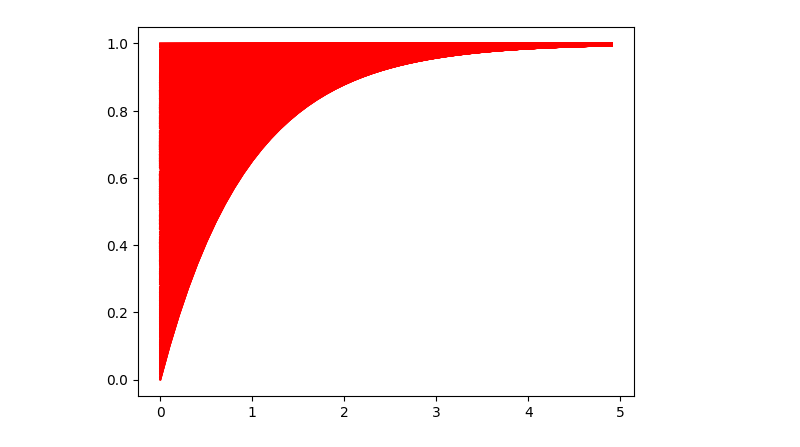
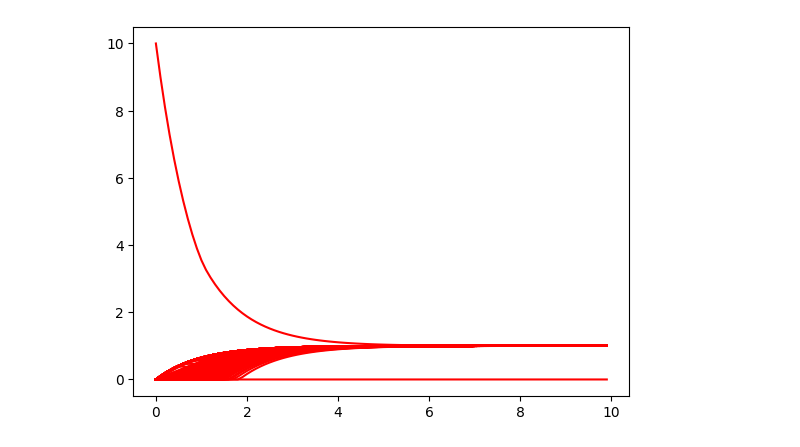
Before and after one commit to zeynoozkaya/burst_model, a Jupyter notebook: Burst Working Memory_Romain.ipynb, the cells around one changed output. Drawn from its saved outputs; the diff is of its cells as text; code cells hidden in the pictures.

```diff
--- a/Burst Working Memory_Romain.ipynb
+++ b/Burst Working Memory_Romain.ipynb
@@ -5,6 +6,6 @@ import matplotlib.pyplot as plt
 # %%
 # An helper method for generating integers in a given range (for connection weights)
-def random_int_gen(low=0, high=5, size=None):
+def random_int_gen(low=-2, high=5, size=None):
     return np.random.randint(low, high, size=size)
 
 # A class for connected neural clusters
@@ -13,7 +14,9 @@ class NeuralCluster():
         # Size of the network
         self.N = N
         # Weights of the connection : sparse matrix of density d
-        self.w = sp.sparse.random_array((N,N), density = density, data_sampler=random_int_gen)
+        w_base = 10* np.diag(random_int_gen(size=N-1),k=1)
+        w_base[-1,0] = 10* random_int_gen()
+        self.w = w_base + sp.sparse.random_array((N,N), density = density, data_sampler=random_int_gen)
         # initialize the array that will hold the firing rates (size 1xN)
         self.x = np.empty((1,N))
         # sigmoid activation function (uniform for all neurons in the cluster)
@@ -36,6 +39,8 @@ class NeuralCluster():
         self.x[0] = x0
         # Time scale
         self.t = dt * np.arange(n_steps)
+        self.spike_trains = np.array([])
+        self.spike_count = np.array([])
 
     # At a given time step, compute the flow of the cluster F(x) = -x + f(wx+I)
     def compute_flow(self, idx:int, I=0):
@@ -51,14 +56,28 @@ class NeuralCluster():
     def compute_dynamics(self, x0, T, dt):
         n_steps = int(T/dt)
         self.init_dynamics(x0, n_steps, dt)
-        for idx in range(n_steps - 1):
+        for idx in trange(n_steps - 1, desc="Computing dynamics steps"):
             self.compute_dynamics_step(idx)
-        self.aggregate_spikes()
+        self.compute_poisson_spikes()
+        self.compute_spike_count()
+
+    def compute_poisson_spikes(self):
+        self.spike_trains = np.empty((self.n_steps, self.N))
+        for t in trange(self.n_steps, desc="Computing Poisson spiking"):
+            for i in range(self.N):
+                p = self.dt * self.x[t, i]
+                self.spike_trains[t, i] = np.random.choice([0, 1], p=[1-p, p])
+
+    def plot_raster(self):
+        event = []
+        for i in range(self.N):
+            st = self.spike_trains[:,i]
+            event.append(np.nonzero(st)[0])
+        plt.eventplot(event, colors='k', zorder = 0)
 
     # TO BE CORRECTED: From the instantaneous firing rate, compute Poisson spiking.
-    def aggregate_spikes(self):
-        self.r = np.sum(self.x, axis=1) / self.N
-
+    def compute_spike_count(self):
+        self.spike_count = np.sum(self.spike_trains, axis=0)
 
 # Helper method to plot the dynamics (one color for the whole cluster)
 def plot_dynamics(cluster, color):
@@ -69,12 +88,12 @@ def plot_dynamics(cluster, color):
 # %%
 cluster1 = NeuralCluster(1000, 0.1)
 cluster1.set_input(-10)
-x0 = np.random.rand(cluster1.N)
-#x0 = np.zeros(cluster1.N)
-cluster1.compute_dynamics(x0, 5, 0.1)
+#x0 = np.random.rand(cluster1.N)
+x0 = np.zeros(cluster1.N)
+x0[0]=10
+cluster1.compute_dynamics(x0, 10, 0.1)
 plot_dynamics(cluster1, color='r')
-cluster1.r.shape
 
 cluster2 = NeuralCluster(1000, 0.1)
 # %% [output]
-[figure, old version]
+[figure, new version]
```
Also changed, not shown: parts of 9 cells of this notebook.
